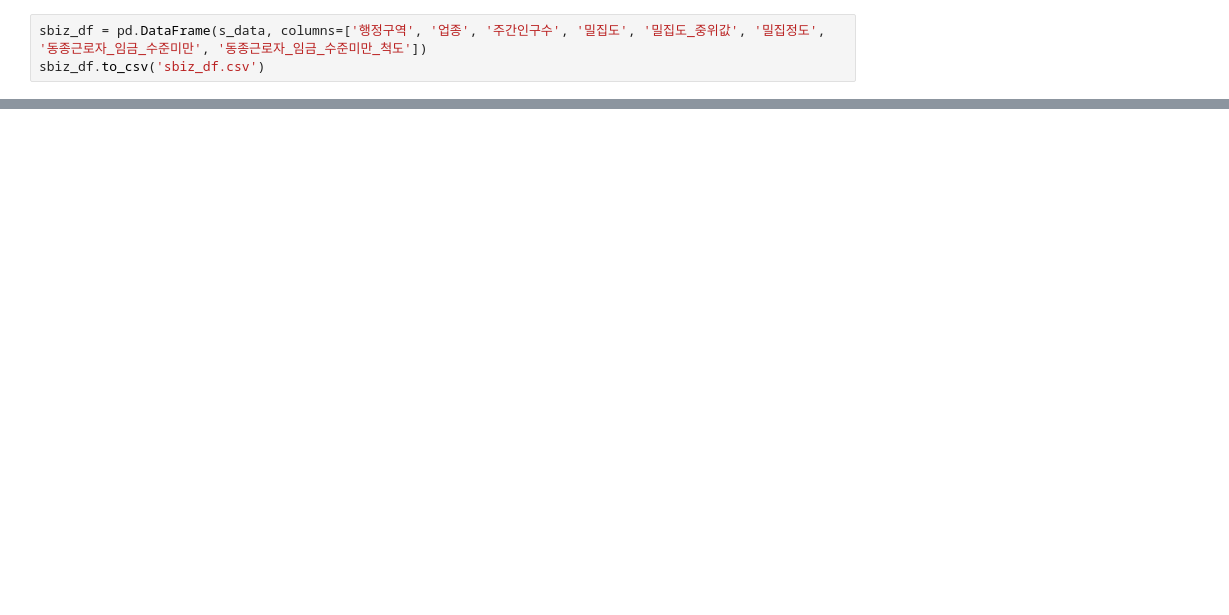
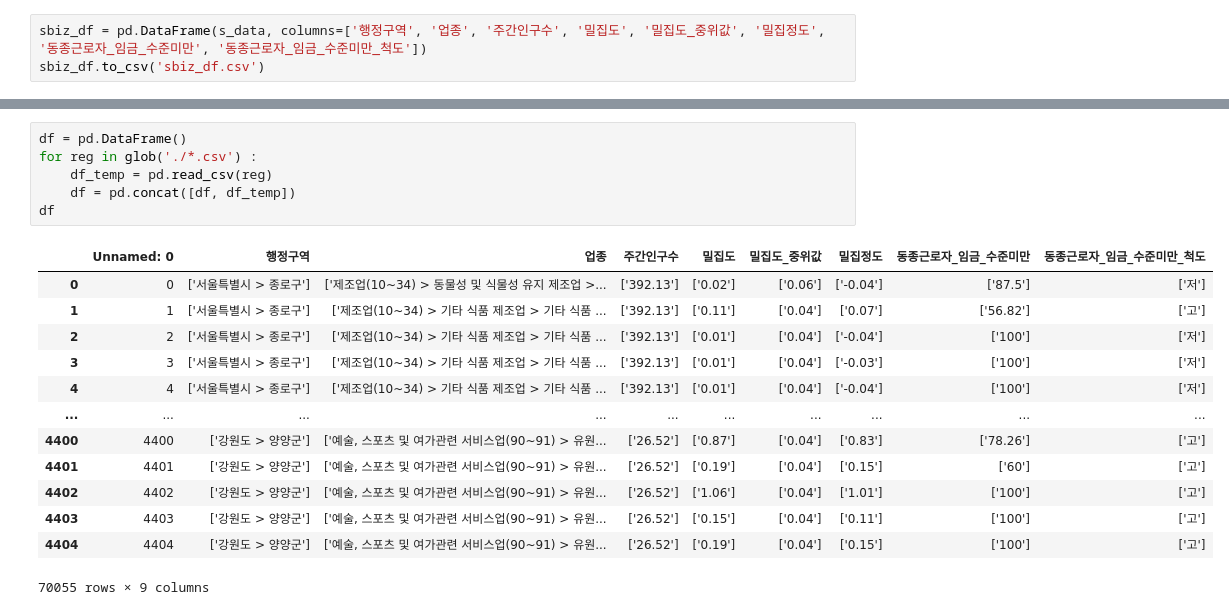
Before and after one commit to Numble2022/ACSM, a Jupyter notebook: sbiz_crawling.ipynb, the cells around one changed output, grey strips where cells are left out. Saved outputs shown, nothing was run; the diff lists cells and outputs as text; blank space fills up the shorter version.

```diff
--- a/sbiz_crawling.ipynb
+++ b/sbiz_crawling.ipynb
@@ -100,0 +143,20 @@ sbiz_df.to_csv('sbiz_df.csv')
+# %%
+df = pd.DataFrame()
+for reg in glob('./*.csv') :
+    df_temp = pd.read_csv(reg)
+    df = pd.concat([df, df_temp])
+df
+# %% [output]
+|  | Unnamed: 0 | 행정구역 | 업종 | 주간인구수 | 밀집도 | 밀집도_중위값 | 밀집정도 | 동종근로자_임금_수준미만 | 동종근로자_임금_수준미만_척도 |
+| 0 | 0 | ['서울특별시 > 종로구'] | ['제조업(10~34) > 동물성 및 식물성 유지 제조업 >... | ['392.13'] | ['0.02'] | ['0.06'] | ['-0.04'] | ['87.5'] | ['저'] |
+| 1 | 1 | ['서울특별시 > 종로구'] | ['제조업(10~34) > 기타 식품 제조업 > 기타 식품 ... | ['392.13'] | ['0.11'] | ['0.04'] | ['0.07'] | ['56.82'] | ['고'] |
+| 2 | 2 | ['서울특별시 > 종로구'] | ['제조업(10~34) > 기타 식품 제조업 > 기타 식품 ... | ['392.13'] | ['0.01'] | ['0.04'] | ['-0.04'] | ['100'] | ['저'] |
+| 3 | 3 | ['서울특별시 > 종로구'] | ['제조업(10~34) > 기타 식품 제조업 > 기타 식품 ... | ['392.13'] | ['0.01'] | ['0.04'] | ['-0.03'] | ['100'] | ['저'] |
+| 4 | 4 | ['서울특별시 > 종로구'] | ['제조업(10~34) > 기타 식품 제조업 > 기타 식품 ... | ['392.13'] | ['0.01'] | ['0.04'] | ['-0.04'] | ['100'] | ['저'] |
+| ... | ... | ... | ... | ... | ... | ... | ... | ... | ... |
+| 4400 | 4400 | ['강원도 > 양양군'] | ['예술, 스포츠 및 여가관련 서비스업(90~91) > 유원... | ['26.52'] | ['0.87'] | ['0.04'] | ['0.83'] | ['78.26'] | ['고'] |
+| 4401 | 4401 | ['강원도 > 양양군'] | ['예술, 스포츠 및 여가관련 서비스업(90~91) > 유원... | ['26.52'] | ['0.19'] | ['0.04'] | ['0.15'] | ['60'] | ['고'] |
+| 4402 | 4402 | ['강원도 > 양양군'] | ['예술, 스포츠 및 여가관련 서비스업(90~91) > 유원... | ['26.52'] | ['1.06'] | ['0.04'] | ['1.01'] | ['100'] | ['고'] |
+| 4403 | 4403 | ['강원도 > 양양군'] | ['예술, 스포츠 및 여가관련 서비스업(90~91) > 유원... | ['26.52'] | ['0.15'] | ['0.04'] | ['0.11'] | ['100'] | ['고'] |
+| 4404 | 4404 | ['강원도 > 양양군'] | ['예술, 스포츠 및 여가관련 서비스업(90~91) > 유원... | ['26.52'] | ['0.19'] | ['0.04'] | ['0.15'] | ['100'] | ['고'] |
+70055 rows × 9 columns
```
Also changed, not shown: parts of 7 cells of this notebook.
